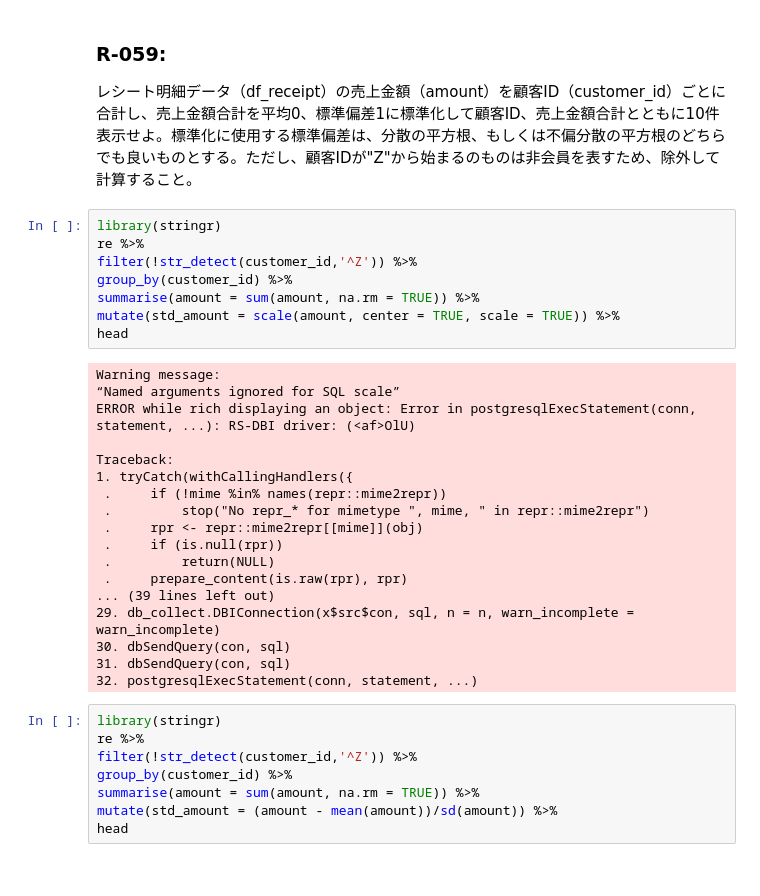
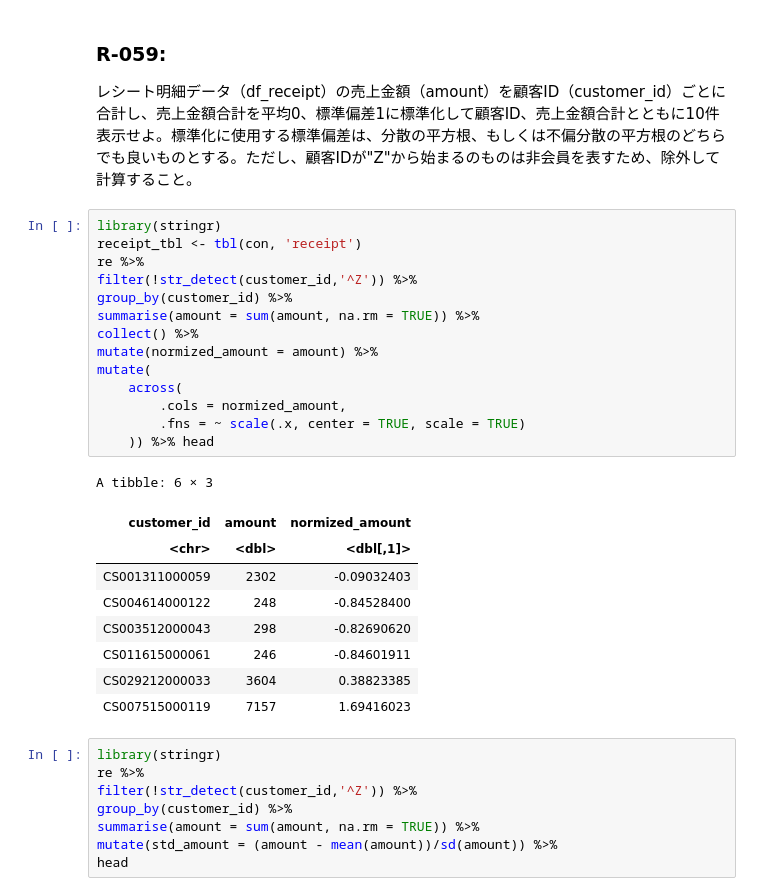
Before and after one commit to Shena4746/datascience-100knocks-preprocess-R, a Jupyter notebook: knock2.ipynb, the cells around one changed output. Saved outputs shown, nothing was run; the diff lists cells and outputs as text.

```diff
--- a/knock2.ipynb
+++ b/knock2.ipynb
@@ -490,30 +555,28 @@ pivot_wider(names_from = gender_cd, names_prefix = 'gender_cd' ,values_from = va
 レシート明細データ（df_receipt）の売上金額（amount）を顧客ID（customer_id）ごとに合計し、売上金額合計を平均0、標準偏差1に標準化して顧客ID、売上金額合計とともに10件表示せよ。標準化に使用する標準偏差は、分散の平方根、もしくは不偏分散の平方根のどちらでも良いものとする。ただし、顧客IDが"Z"から始まるのものは非会員を表すため、除外して計算すること。
 # %%
 library(stringr)
+receipt_tbl <- tbl(con, 'receipt')
 re %>%
 filter(!str_detect(customer_id,'^Z')) %>%
 group_by(customer_id) %>%
 summarise(amount = sum(amount, na.rm = TRUE)) %>%
-mutate(std_amount = scale(amount, center = TRUE, scale = TRUE)) %>%
-head
+collect() %>%
+mutate(normized_amount = amount) %>%
+mutate(
+	across(
+		.cols = normized_amount,
+		.fns = ~ scale(.x, center = TRUE, scale = TRUE)
+	)) %>% head
 # %% [output]
-Warning message:
-“Named arguments ignored for SQL scale”
-ERROR while rich displaying an object: Error in postgresqlExecStatement(conn, statement, ...): RS-DBI driver: (<af>OlU)
-
-Traceback:
-1. tryCatch(withCallingHandlers({
- .     if (!mime %in% names(repr::mime2repr))
- .         stop("No repr_* for mimetype ", mime, " in repr::mime2repr")
- .     rpr <- repr::mime2repr[[mime]](obj)
- .     if (is.null(rpr))
- .         return(NULL)
- .     prepare_content(is.raw(rpr), rpr)
-... (39 lines left out)
-29. db_collect.DBIConnection(x$src$con, sql, n = n, warn_incomplete = warn_incomplete)
-30. dbSendQuery(con, sql)
-31. dbSendQuery(con, sql)
-32. postgresqlExecStatement(conn, statement, ...)
+A tibble: 6 × 3
+| customer_id | amount | normized_amount |
+| <chr> | <dbl> | <dbl[,1]> |
+| CS001311000059 | 2302 | -0.09032403 |
+| CS004614000122 | 248 | -0.84528400 |
+| CS003512000043 | 298 | -0.82690620 |
+| CS011615000061 | 246 | -0.84601911 |
+| CS029212000033 | 3604 | 0.38823385 |
+| CS007515000119 | 7157 | 1.69416023 |
 # %%
 library(stringr)
 re %>%
```
Also changed, not shown: parts of 69 cells of this notebook, 16 other files.
